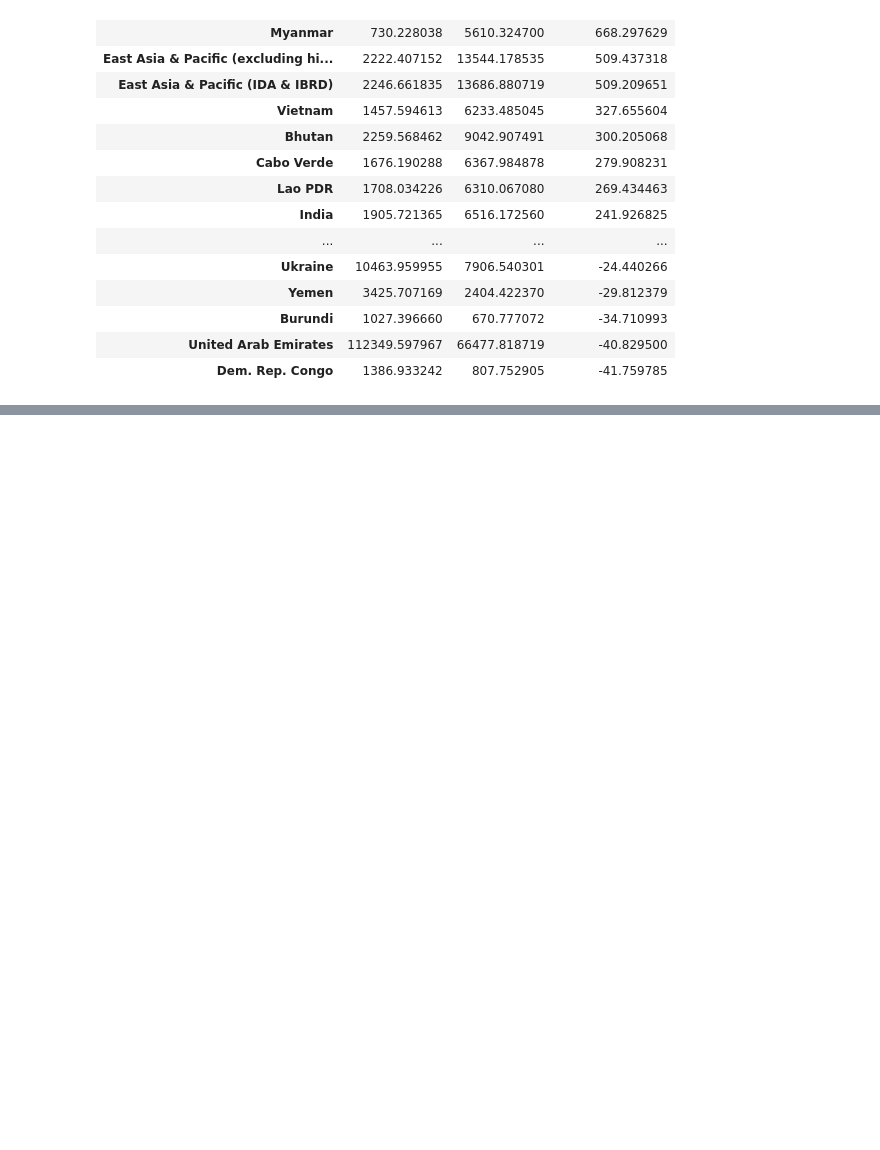
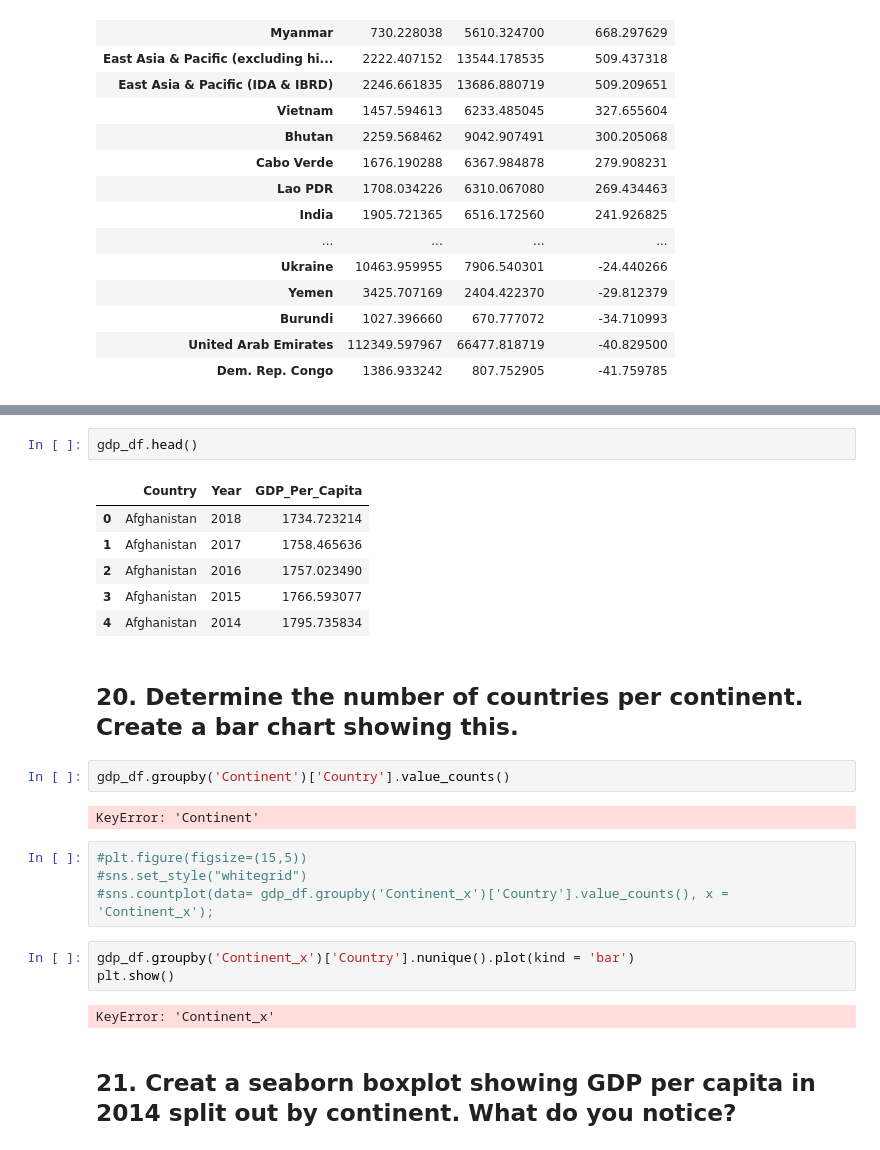
Before and after one commit to nss-data-science-cohort-4/dq1-undata-c-everest, a Jupyter notebook: notebooks/UN_Data_Exploration.ipynb, the cells around one changed output, grey strips where cells are left out. Cells and saved outputs as stored; diff of their text form; blank space fills up the shorter version.

```diff
--- a/notebooks/UN_Data_Exploration.ipynb
+++ b/notebooks/UN_Data_Exploration.ipynb
@@ -444 +500,27 @@ gdp_greatest_change = gdp_greatest_change[(gdp_greatest_change['Country'] == 'Eq
+# %%
+gdp_df.head()
+# %% [output]
+|  | Country | Year | GDP_Per_Capita |
+| 0 | Afghanistan | 2018 | 1734.723214 |
+| 1 | Afghanistan | 2017 | 1758.465636 |
+| 2 | Afghanistan | 2016 | 1757.023490 |
+| 3 | Afghanistan | 2015 | 1766.593077 |
+| 4 | Afghanistan | 2014 | 1795.735834 |
+# %% [markdown]
+## 20. Determine the number of countries per continent. Create a bar chart showing this.
+# %%
+gdp_df.groupby('Continent')['Country'].value_counts()
+# %% [output]
+KeyError: 'Continent'
+# %%
+#plt.figure(figsize=(15,5))
+#sns.set_style("whitegrid")
+#sns.countplot(data= gdp_df.groupby('Continent_x')['Country'].value_counts(), x = 'Continent_x');
+# %%
+gdp_df.groupby('Continent_x')['Country'].nunique().plot(kind = 'bar')
+plt.show()
+# %% [output]
+KeyError: 'Continent_x'
+# %% [markdown]
+## 21. Creat a seaborn boxplot showing GDP per capita in 2014 split out by continent. What do you notice?
 # %%
```
Also changed, not shown: parts of 47 cells of this notebook.
